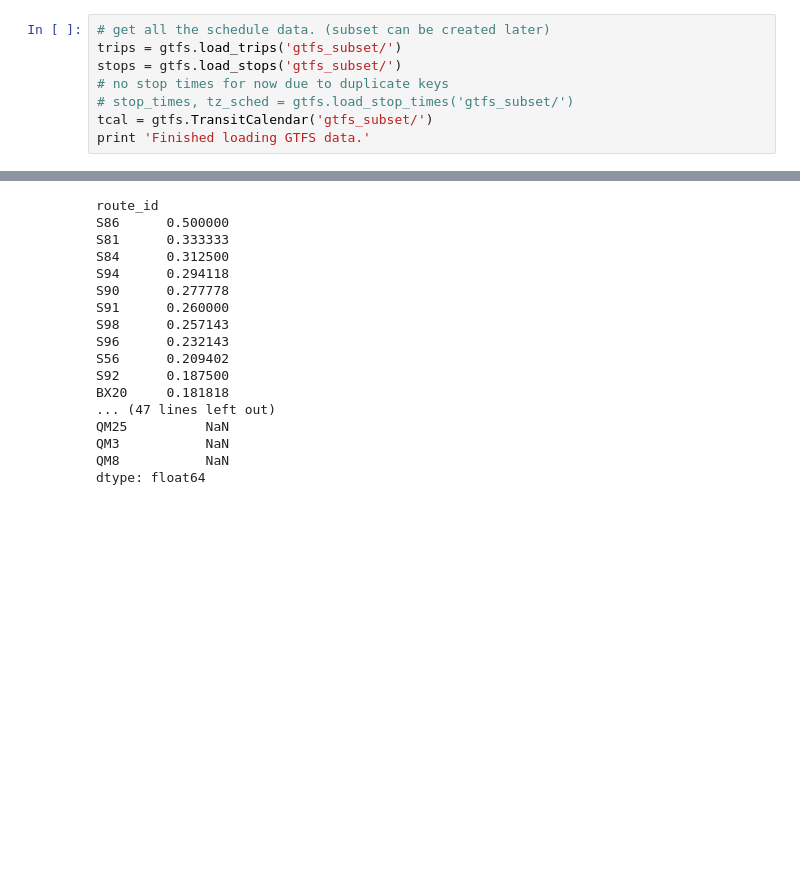
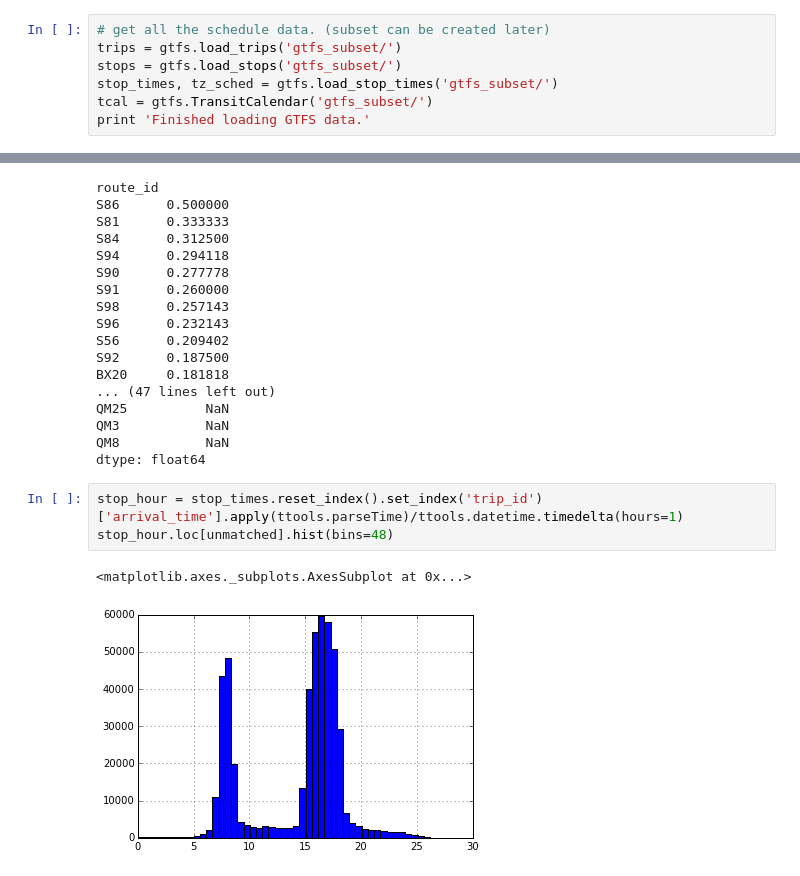
Before and after one commit to sarangof/Bus-Capstone, a Jupyter notebook: trip_data_coverage_demo2.ipynb, the cells around one changed output, grey strips where cells are left out. Saved outputs shown, nothing was run; the diff lists cells and outputs as text; blank space fills up the shorter version.

```diff
--- a/trip_data_coverage_demo2.ipynb
+++ b/trip_data_coverage_demo2.ipynb
@@ -10,8 +12,7 @@ os.chdir('/gpfs2/projects/project-bus_capstone_2016/workspace/share')
 # get all the schedule data. (subset can be created later)
 trips = gtfs.load_trips('gtfs_subset/')
 stops = gtfs.load_stops('gtfs_subset/')
-# no stop times for now due to duplicate keys
-# stop_times, tz_sched = gtfs.load_stop_times('gtfs_subset/')
+stop_times, tz_sched = gtfs.load_stop_times('gtfs_subset/')
 tcal = gtfs.TransitCalendar('gtfs_subset/')
 print 'Finished loading GTFS data.'
 # %% [output]
@@ -148,3 +135,9 @@ QM25          NaN
 QM3           NaN
 QM8           NaN
 dtype: float64
+# %%
+stop_hour = stop_times.reset_index().set_index('trip_id')['arrival_time'].apply(ttools.parseTime)/ttools.datetime.timedelta(hours=1)
+stop_hour.loc[unmatched].hist(bins=48)
+# %% [output]
+<matplotlib.axes._subplots.AxesSubplot at 0x...>
+[figure, added]
```
Also changed, not shown: parts of 22 cells of this notebook, 2 other files.
